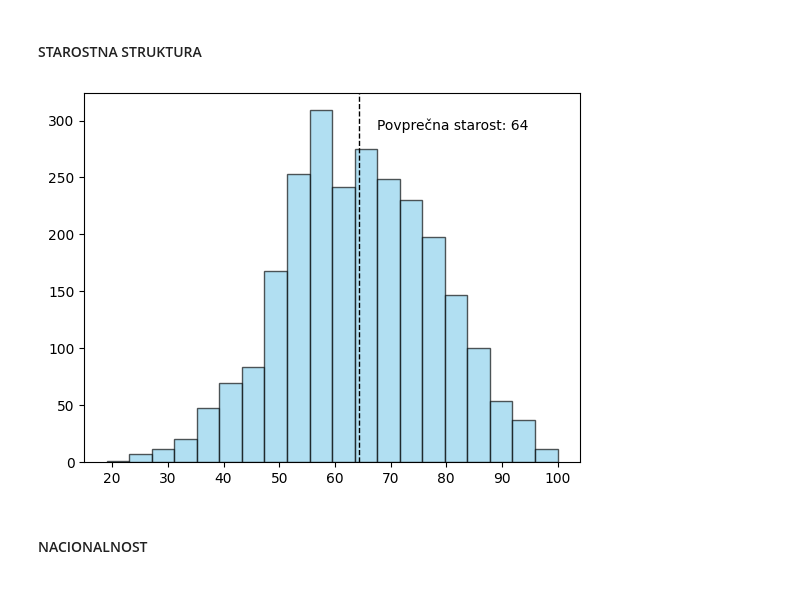
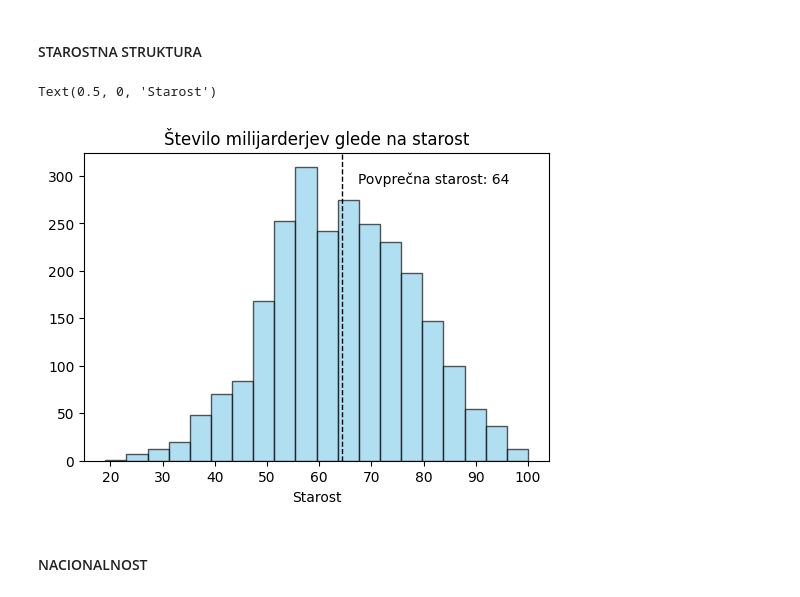
Before and after one commit to karolina-sa/Forbes-list-PROG1-projekt, a Jupyter notebook: analiza_Forbes_list.ipynb, the cells around one changed output. Drawn from its saved outputs; the diff is of its cells as text; code cells hidden in the pictures.

```diff
--- a/analiza_Forbes_list.ipynb
+++ b/analiza_Forbes_list.ipynb
@@ -18,6 +17,8 @@ forbes = pd.read_csv(os.path.join('Obdelani-podatki/forbes.csv'))
 forbes['name'] = forbes.name.str.replace('&amp;', '&')
 forbes['industry'] = forbes.industry.str.replace('&amp;', '&')
 forbes['age'] = forbes['age'].astype('Int64')
+forbes['networth'] = forbes['networth'].str.replace(r'\D+', '', regex=True).astype('int')
+
 
 # worldpopulation:
 drzave = pd.read_csv(os.path.join('Obdelani-podatki/worldpopulation.csv'))
@@ -33,12 +34,15 @@ drzave['country'] = drzave['country'].replace({'Eswatini' :'Eswatini (Swaziland)
 # %%
 forbes_age = forbes.age.dropna()
 plot_starost = plt.hist(forbes_age, bins=20, color='skyblue', edgecolor='k', alpha=0.65)
 plt.axvline(forbes_age.mean(), color='k', linestyle='dashed', linewidth=1)
 min_ylim, max_ylim = plt.ylim()
 plt.text(forbes_age.mean()*1.05, max_ylim * 0.9, 'Povprečna starost: {:.0f}'.format(forbes_age.mean()))
 plt.rcParams["figure.figsize"] = (6,4)
+plt.title('Število milijarderjev glede na starost')
+plt.xlabel('Starost')
 # %% [output]
+Text(0.5, 0, 'Starost')
-[figure, old version]
+[figure, new version]
 # %% [markdown]
 <h4>NACIONALNOST</h4>
 # %%
```
Also changed, not shown: parts of 4 cells of this notebook.
